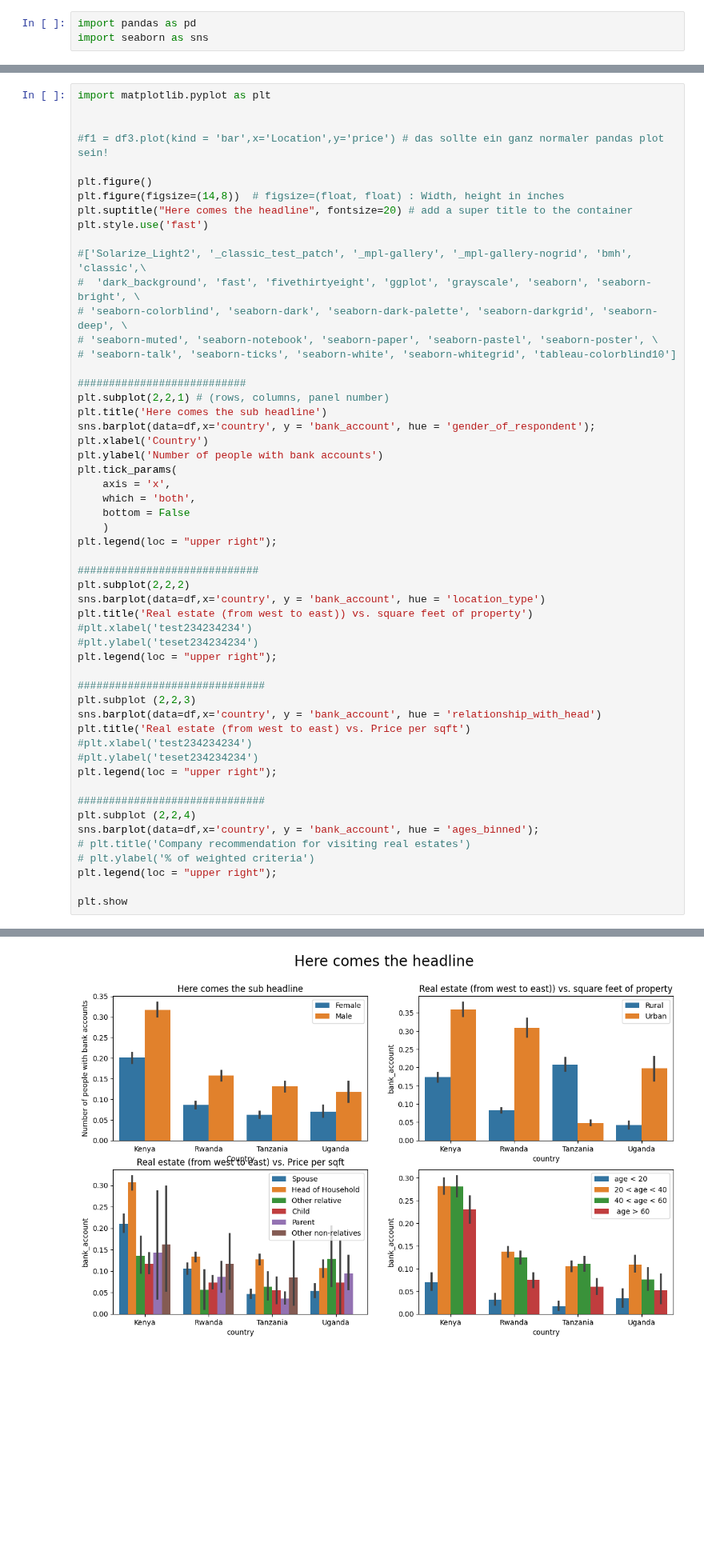
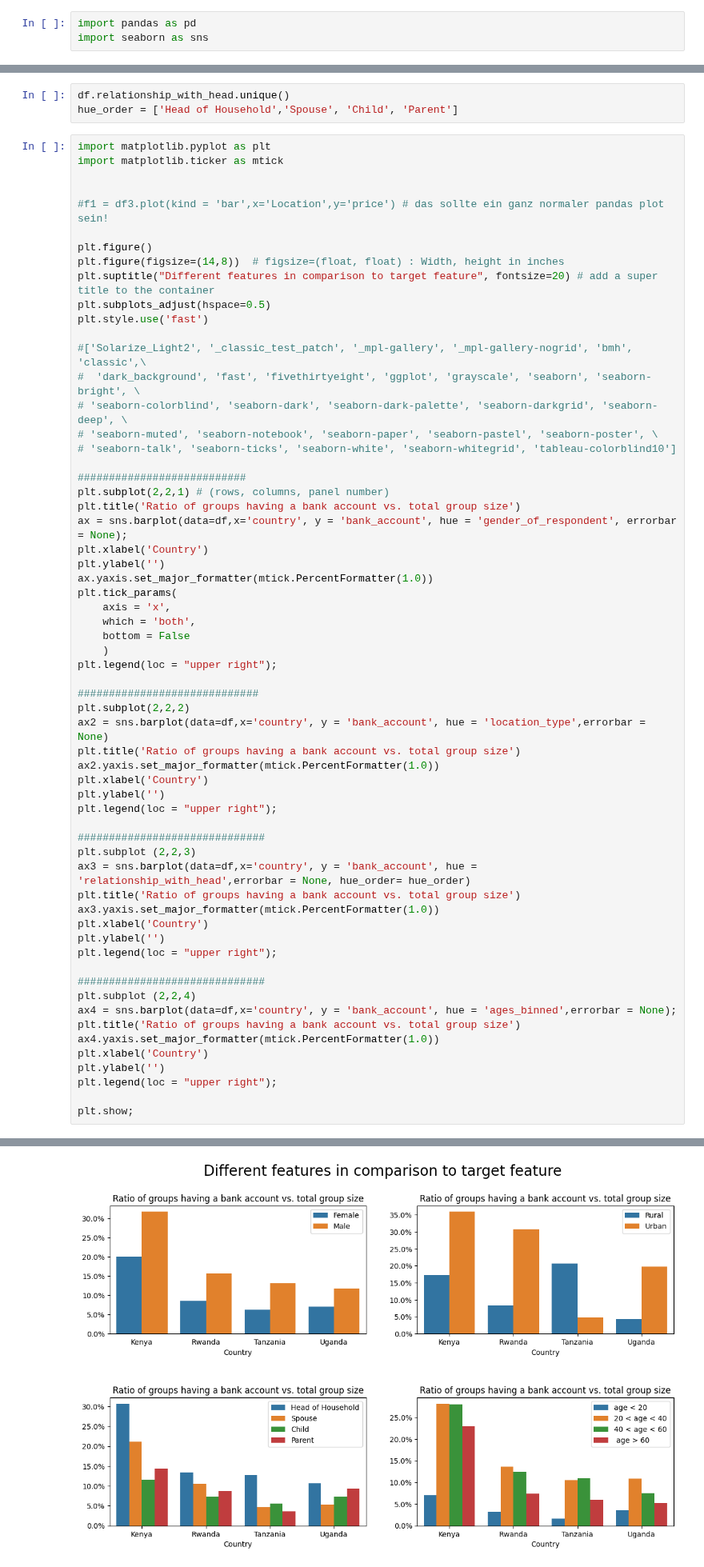
Before and after one commit to ShahiW/Financial-Inclusion-Project, a Jupyter notebook: 5_FeatureEngineering.ipynb, the cells around one changed output, grey strips where cells are left out. Shown at 80% size. Cells and saved outputs as stored; diff of their text form; blank space fills up the shorter version.

```diff
--- a/5_FeatureEngineering.ipynb
+++ b/5_FeatureEngineering.ipynb
@@ -49,12 +158,17 @@ sns.barplot(data=df,x='country', y = 'bank_account', hue = 'gender_of_respondent
+# %%
+df.relationship_with_head.unique()
+hue_order = ['Head of Household','Spouse', 'Child', 'Parent']
 # %%
 import matplotlib.pyplot as plt
+import matplotlib.ticker as mtick
 
 
 #f1 = df3.plot(kind = 'bar',x='Location',y='price') # das sollte ein ganz normaler pandas plot sein!
 
 plt.figure()
 plt.figure(figsize=(14,8))  # figsize=(float, float) : Width, height in inches
-plt.suptitle("Here comes the headline", fontsize=20) # add a super title to the container
+plt.suptitle("Different features in comparison to target feature", fontsize=20) # add a super title to the container
+plt.subplots_adjust(hspace=0.5)
 plt.style.use('fast')
 
 #['Solarize_Light2', '_classic_test_patch', '_mpl-gallery', '_mpl-gallery-nogrid', 'bmh', 'classic',\
@@ -65,10 +179,11 @@ plt.style.use('fast')
 
 ###########################
 plt.subplot(2,2,1) # (rows, columns, panel number)
-plt.title('Here comes the sub headline')
-sns.barplot(data=df,x='country', y = 'bank_account', hue = 'gender_of_respondent');
+plt.title('Ratio of groups having a bank account vs. total group size')
+ax = sns.barplot(data=df,x='country', y = 'bank_account', hue = 'gender_of_respondent', errorbar = None);
 plt.xlabel('Country')
-plt.ylabel('Number of people with bank accounts')
+plt.ylabel('')
+ax.yaxis.set_major_formatter(mtick.PercentFormatter(1.0))
 plt.tick_params(
     axis = 'x',
     which = 'both',
@@ -78,26 +193,30 @@ plt.legend(loc = "upper right");
 
 #############################
 plt.subplot(2,2,2)
-sns.barplot(data=df,x='country', y = 'bank_account', hue = 'location_type')
-plt.title('Real estate (from west to east)) vs. square feet of property')
-#plt.xlabel('test234234234')
-#plt.ylabel('teset234234234')
+ax2 = sns.barplot(data=df,x='country', y = 'bank_account', hue = 'location_type',errorbar = None)
+plt.title('Ratio of groups having a bank account vs. total group size')
+ax2.yaxis.set_major_formatter(mtick.PercentFormatter(1.0))
+plt.xlabel('Country')
+plt.ylabel('')
 plt.legend(loc = "upper right");
 
 ##############################
 plt.subplot (2,2,3)
-sns.barplot(data=df,x='country', y = 'bank_account', hue = 'relationship_with_head')
-plt.title('Real estate (from west to east) vs. Price per sqft')
-#plt.xlabel('test234234234')
-#plt.ylabel('teset234234234')
+ax3 = sns.barplot(data=df,x='country', y = 'bank_account', hue = 'relationship_with_head',errorbar = None, hue_order= hue_order)
+plt.title('Ratio of groups having a bank account vs. total group size')
+ax3.yaxis.set_major_formatter(mtick.PercentFormatter(1.0))
+plt.xlabel('Country')
+plt.ylabel('')
 plt.legend(loc = "upper right");
 
 ##############################
 plt.subplot (2,2,4)
-sns.barplot(data=df,x='country', y = 'bank_account', hue = 'ages_binned');
-# plt.title('Company recommendation for visiting real estates')
-# plt.ylabel('% of weighted criteria')
+ax4 = sns.barplot(data=df,x='country', y = 'bank_account', hue = 'ages_binned',errorbar = None);
+plt.title('Ratio of groups having a bank account vs. total group size')
+ax4.yaxis.set_major_formatter(mtick.PercentFormatter(1.0))
+plt.xlabel('Country')
+plt.ylabel('')
 plt.legend(loc = "upper right");
 
-plt.show
+plt.show;
 # %% [output]
@@ -106 +224 @@ plt.show
-[figure, old version]
+[figure, new version]
```
Also changed, not shown: parts of 8 cells of this notebook.
